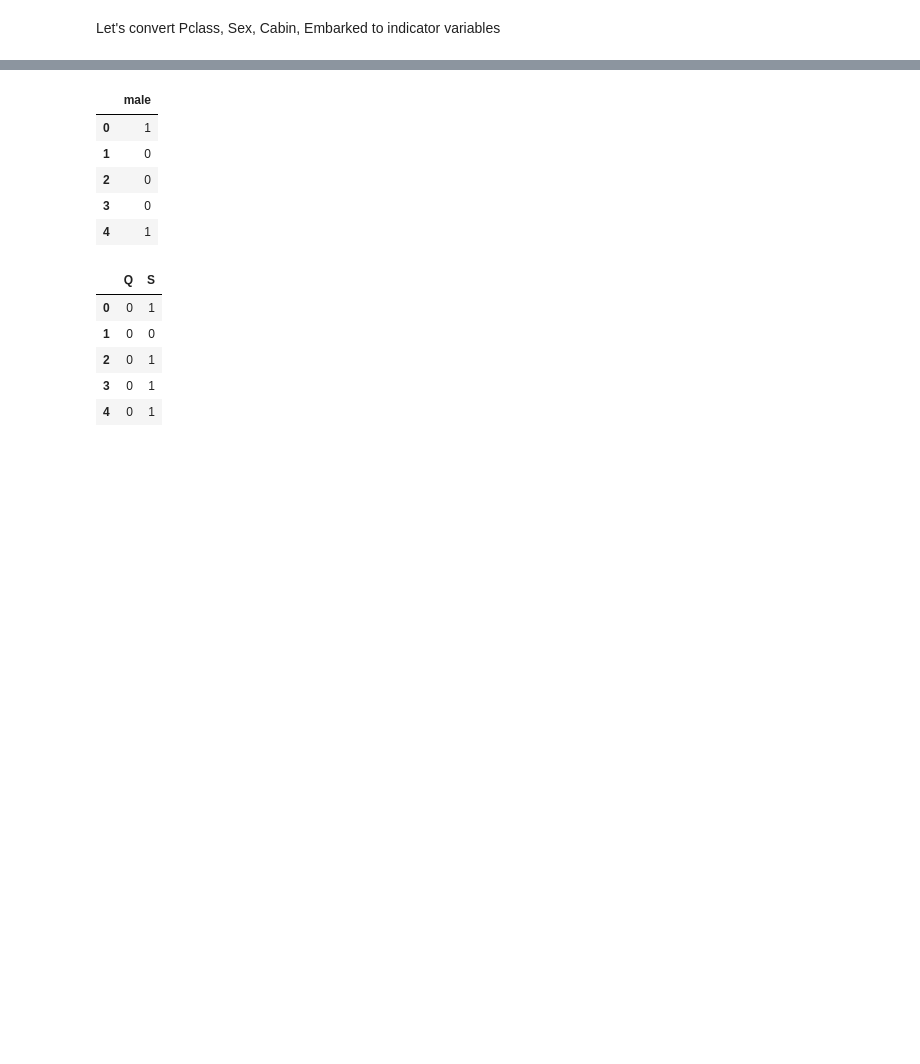
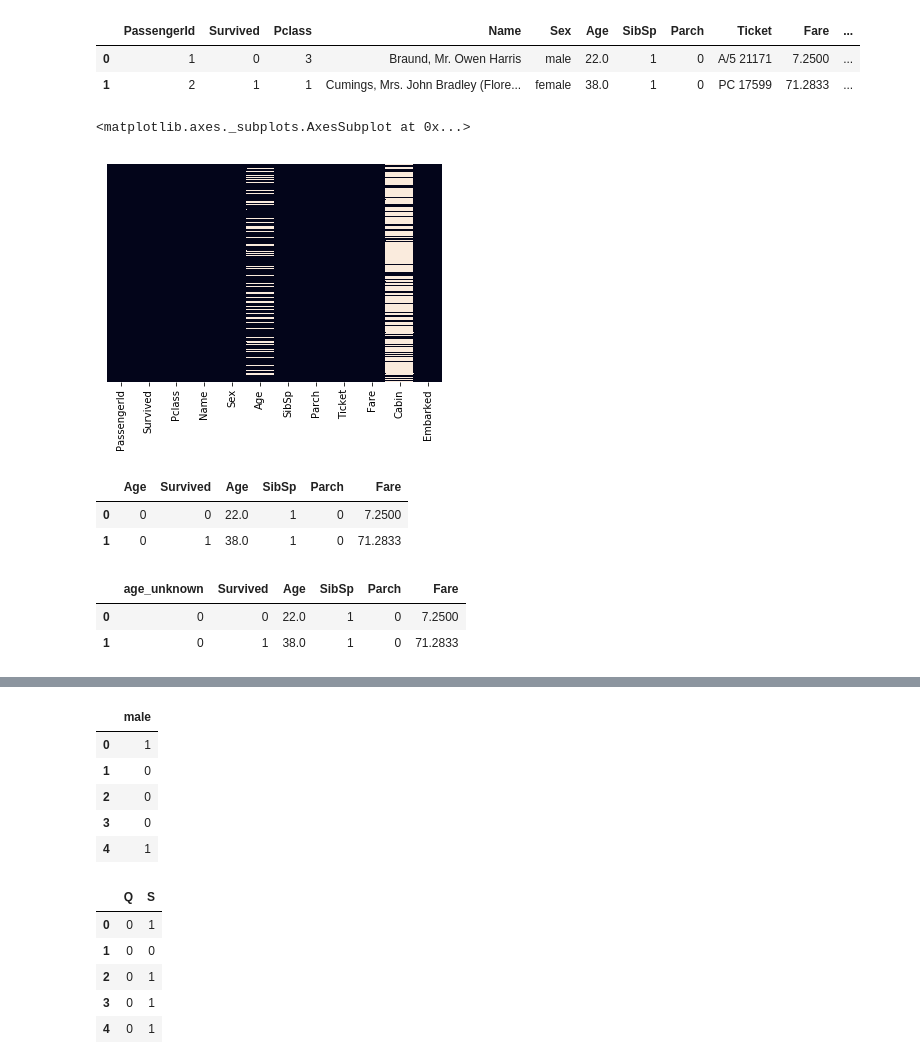
Before and after one commit to agease/TFdrills, a Jupyter notebook: Logistic.ipynb, the cells around one changed output, grey strips where cells are left out. Saved outputs shown, nothing was run; the diff lists cells and outputs as text; code cells hidden in the pictures; blank space fills up the shorter version.

```diff
--- a/Logistic.ipynb
+++ b/Logistic.ipynb
@@ -7,3 +8,5 @@ Getting started with Logistic regressions
 # %%
 import pandas as pd
 import numpy as np
+# %%
+train_data = pd.read_csv('titanic_train.csv')
@@ -41,2 +23,15 @@ train.head()
-# %% [markdown]
-Let's convert Pclass, Sex, Cabin, Embarked to indicator variables
+# %%
+#review the structure of the data
+
+train_data.head(2)
+# %% [output]
+|  | PassengerId | Survived | Pclass | Name | Sex | Age | SibSp | Parch | Ticket | Fare | ... |
+| 0 | 1 | 0 | 3 | Braund, Mr. Owen Harris | male | 22.0 | 1 | 0 | A/5 21171 | 7.2500 | ... |
+| 1 | 2 | 1 | 1 | Cumings, Mrs. John Bradley (Flore... | female | 38.0 | 1 | 0 | PC 17599 | 71.2833 | ... |
+# %%
+#last time we worked to replace null values - here are some supporting visualizations
+
+sns.heatmap(train_data.isnull(),yticklabels=False,cbar=False)
+# %% [output]
+<matplotlib.axes._subplots.AxesSubplot at 0x...>
+[figure, added]
@@ -42,0 +44,13 @@ Let's convert Pclass, Sex, Cabin, Embarked to indicator variables
+# %%
+training.head(2)
+# %% [output]
+|  | Age | Survived | Age | SibSp | Parch | Fare |
+| 0 | 0 | 0 | 22.0 | 1 | 0 | 7.2500 |
+| 1 | 0 | 1 | 38.0 | 1 | 0 | 71.2833 |
+# %%
+training.columns.values[0] = "age_unknown"
+training.head(2)
+# %% [output]
+|  | age_unknown | Survived | Age | SibSp | Parch | Fare |
+| 0 | 0 | 0 | 22.0 | 1 | 0 | 7.2500 |
+| 1 | 0 | 1 | 38.0 | 1 | 0 | 71.2833 |
```
Also changed, not shown: parts of 92 cells of this notebook.
